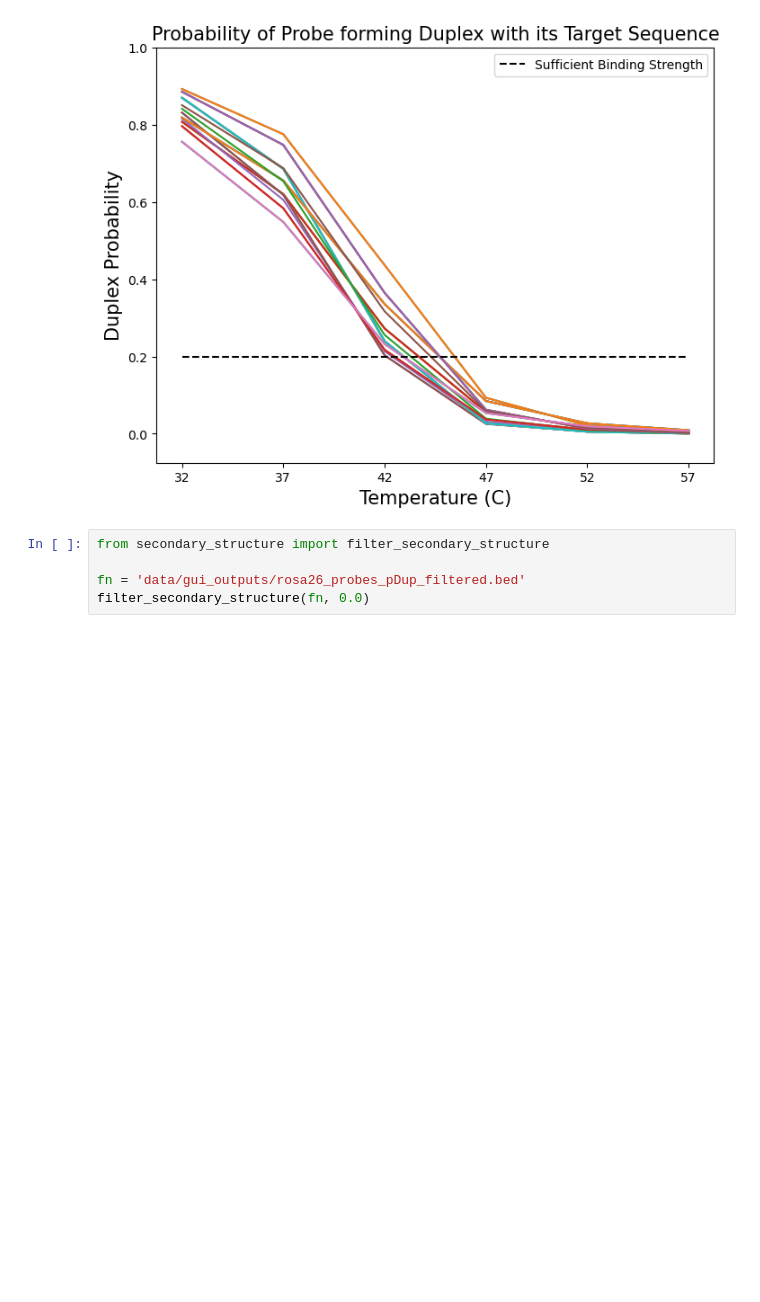
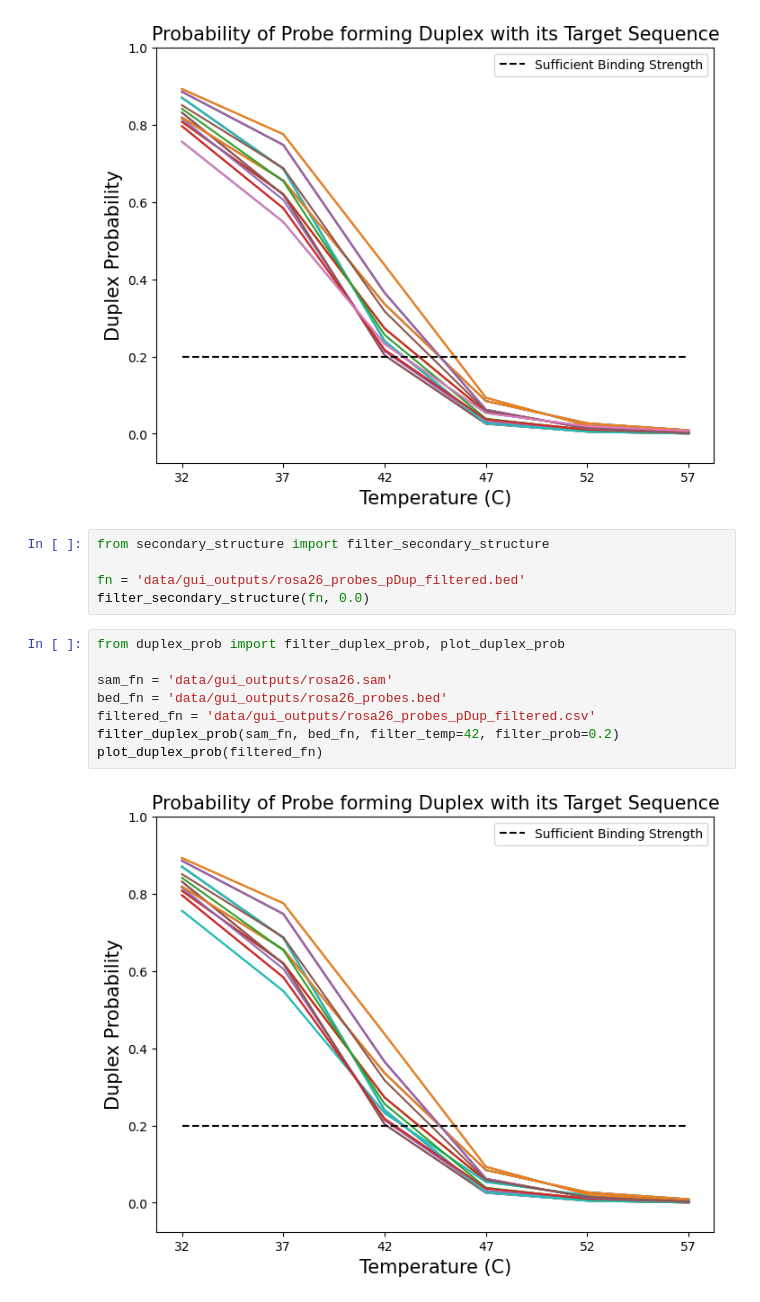
Before and after one commit to summat1/DNA-Probe-Designer, a Jupyter notebook: dev.ipynb, the cells around one changed output. Saved outputs shown, nothing was run; the diff lists cells and outputs as text; blank space fills up the shorter version.

Commit message:
changed duplex_prob output to .csv

```diff
--- a/dev.ipynb
+++ b/dev.ipynb
@@ -21,3 +21,13 @@ from secondary_structure import filter_secondary_structure
 
 fn = 'data/gui_outputs/rosa26_probes_pDup_filtered.bed'
 filter_secondary_structure(fn, 0.0)
+# %%
+from duplex_prob import filter_duplex_prob, plot_duplex_prob
+
+sam_fn = 'data/gui_outputs/rosa26.sam'
+bed_fn = 'data/gui_outputs/rosa26_probes.bed'
+filtered_fn = 'data/gui_outputs/rosa26_probes_pDup_filtered.csv'
+filter_duplex_prob(sam_fn, bed_fn, filter_temp=42, filter_prob=0.2)
+plot_duplex_prob(filtered_fn)
+# %% [output]
+[figure, added]
```
Also changed, not shown: 2 other files.
